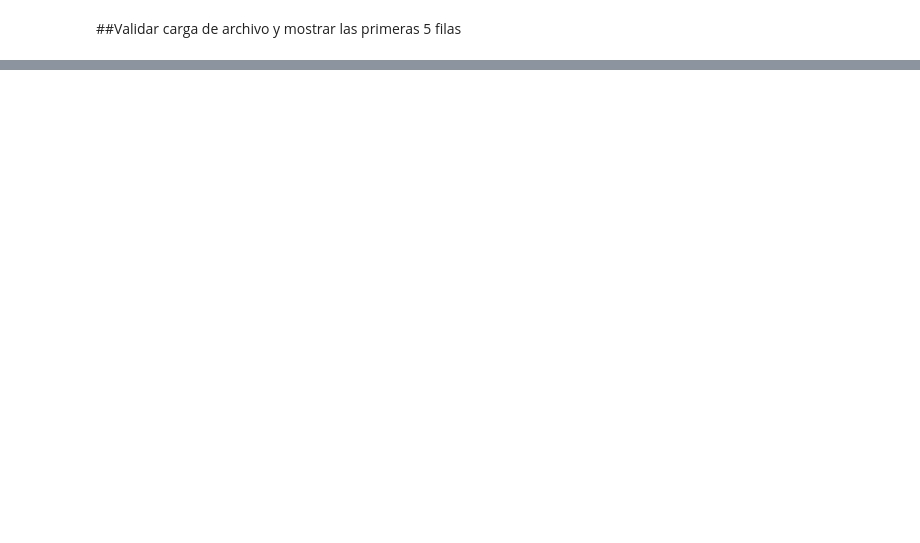
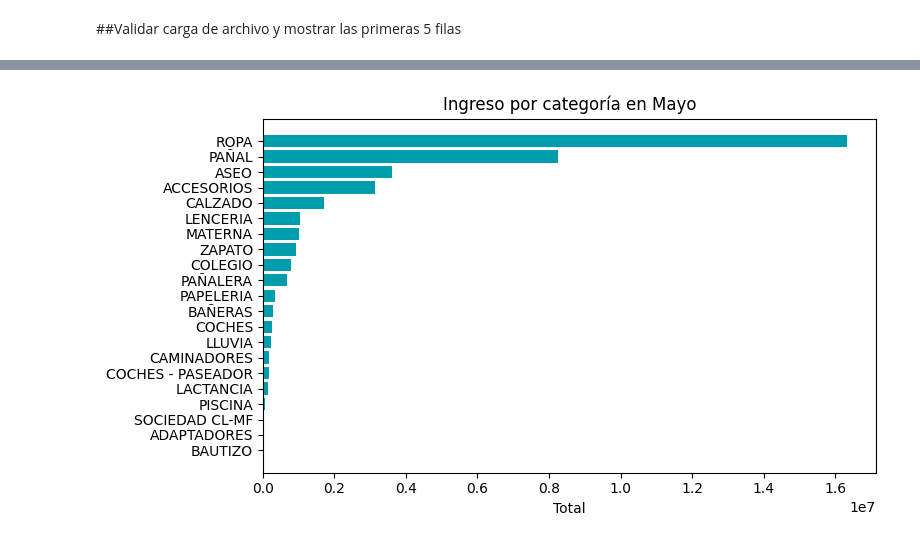
Before and after one commit to nhidalgog/PAD_Entrega_activiad_5_YH_y_NH, a Jupyter notebook: Proyecto_final_MAD_PAD_Nestor_y_Yibely.ipynb, the cells around one changed output, grey strips where cells are left out. Drawn from its saved outputs; the diff is of its cells as text; code cells hidden in the pictures; blank space fills up the shorter version.

```diff
--- a/Proyecto_final_MAD_PAD_Nestor_y_Yibely.ipynb
+++ b/Proyecto_final_MAD_PAD_Nestor_y_Yibely.ipynb
@@ -33,0 +54,3 @@ ventas_nanitos.head()
+# %%
+data.columns = data.columns.str.strip().str.lower().str.replace(' ', '_')
+data.columns
@@ -33,0 +351,11 @@ ventas_nanitos.head()
+# %%
+import pandas as pd
+
+# Aplicar la función para calcular el costo total de cada transacción
+data['costo_total'] = data['vr_costo'] * data['cantidad_vendida']
+
+# Calcular la ganancia para cada transacción usando la sugerencia del usuario
+data['ganancia_transaccion'] = data['total'] - data['costo_total']
+
+# Mostrar las primeras filas con las nuevas columnas para verificación
+display(data[['vr_unitario', 'vr_costo', 'cantidad_vendida', 'total', 'costo_total', 'ganancia_transaccion']].head())
@@ -33,0 +375,15 @@ ventas_nanitos.head()
+# %%
+# Cálculos Financieros y Desempeño
+data['costo_total'] = data['vr_costo'] * data['cantidad_vendida']
+data['ganancia_transaccion'] = data['total'] - data['costo_total']
+
+resumen_mensual = (data.dropna(subset=['mes'])
+                   .groupby('mes', observed=True)
+                   .agg(ventas_totales=('total', 'sum'),
+                        costo_total=('costo_total', 'sum'),
+                        ganancia_total=('ganancia_transaccion', 'sum'),
+                        transacciones=('total', 'size')))
+resumen_mensual['margen_%'] = (resumen_mensual['ganancia_total'] /
+                               resumen_mensual['ventas_totales'] * 100).round(1)
+
+display(resumen_mensual)
@@ -33,0 +545,6 @@ ventas_nanitos.head()
+# %%
+data_mayo = data[data['mes'] == 'Mayo']
+ingreso_categoria_mayo = data_mayo.groupby('categoria')['total'].sum().sort_values()
+
+# Mostrar el top 10 de categorías de mayo por ingreso
+display(ingreso_categoria_mayo.head(10))
@@ -33,0 +565,9 @@ ventas_nanitos.head()
+# %%
+figura_mayo, eje_mayo = plt.subplots(figsize=(8, 4.5))
+eje_mayo.barh(ingreso_categoria_mayo.index, ingreso_categoria_mayo.values, color='#009DAE')
+eje_mayo.set_title('Ingreso por categoría en Mayo')
+eje_mayo.set_xlabel('Total')
+plt.tight_layout()
+plt.show()
+# %% [output]
+[figure, added]
```
Also changed, not shown: parts of 68 cells of this notebook.
